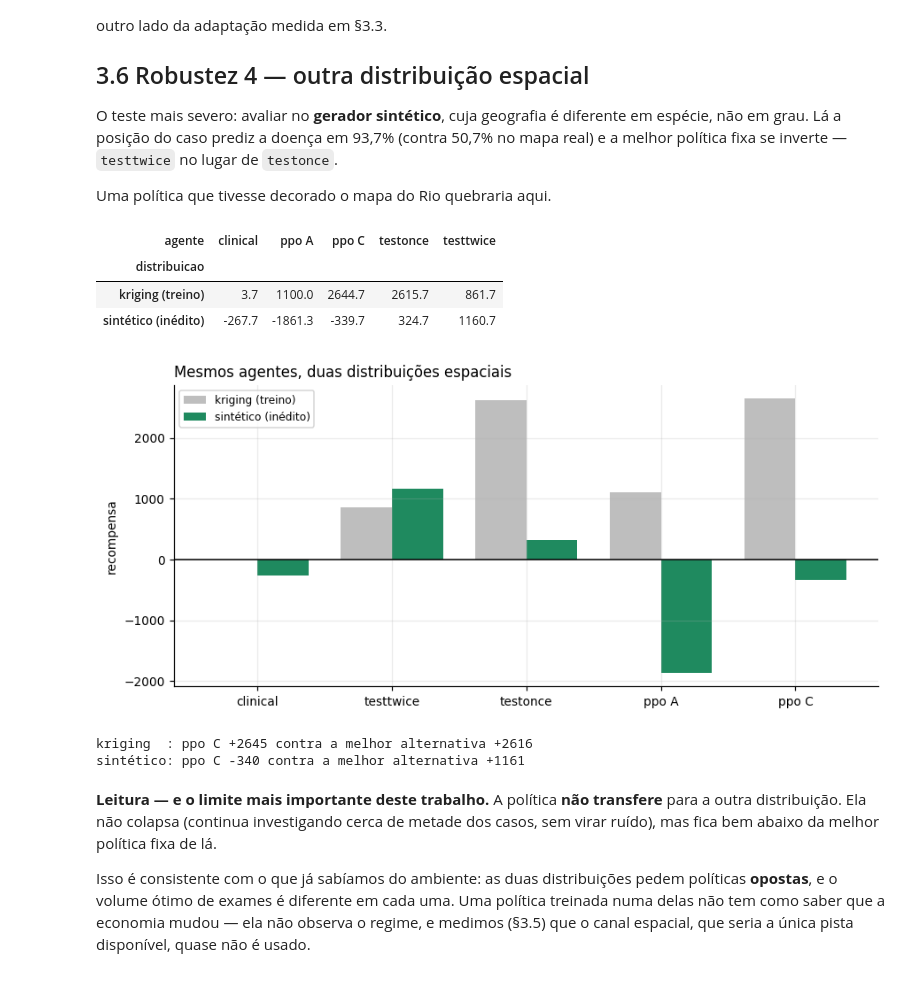
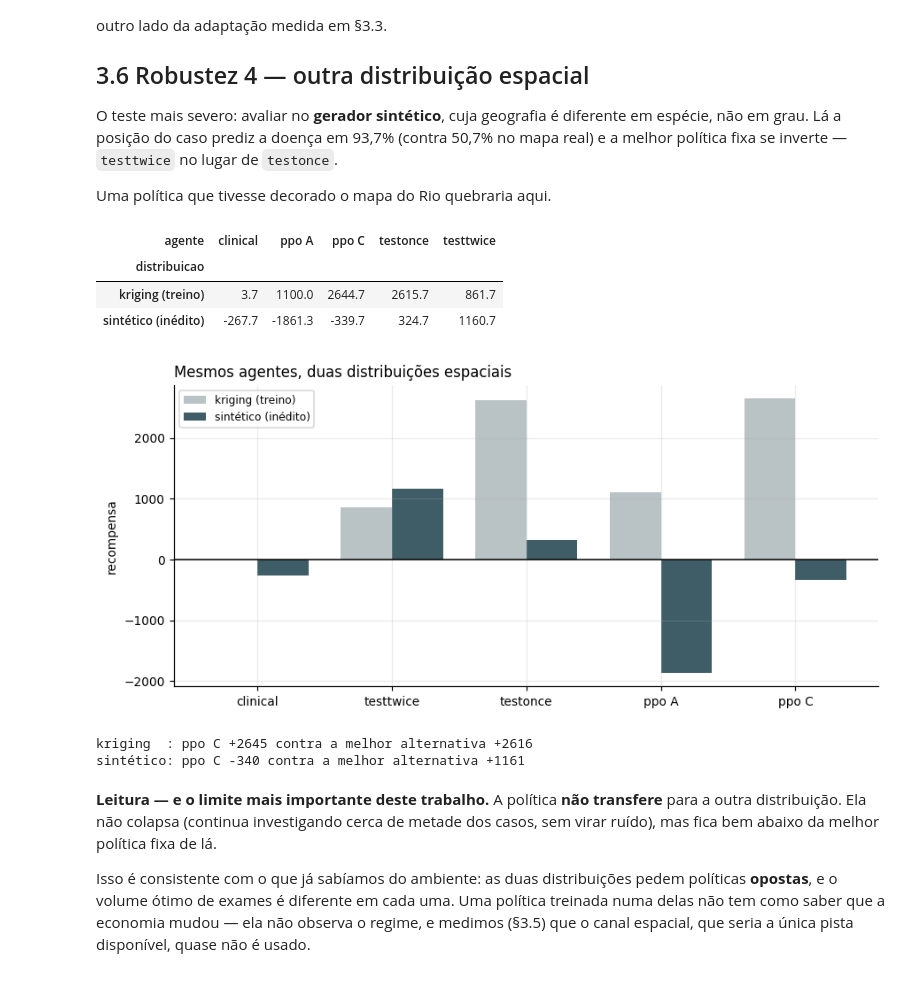
Before and after one commit to fccoelho/Dengue_Diagnostics, a Jupyter notebook: notebooks/demonstracao.ipynb, the cells around one changed output. Drawn from its saved outputs; the diff is of its cells as text; code cells hidden in the pictures.

```diff
--- a/notebooks/demonstracao.ipynb
+++ b/notebooks/demonstracao.ipynb
@@ -1186,33 +1187,33 @@ Uma política que tivesse decorado o mapa do Rio quebraria aqui.
 # %%
 transf = R.cache("transferencia_espacial", R.transferencia_espacial)
 piv = (transf.groupby(["distribuicao", "agente"])["recompensa"].mean()
        .unstack().round(1))
 display(piv)
 
 fig, ax = plt.subplots(figsize=(8.2, 3.8))
 ags = [c for c in ["clinical", "testtwice", "testonce", "ppo A", "ppo C"] if c in piv.columns]
 larg, x = 0.38, np.arange(len(ags))
-for i, (dist, desloc) in enumerate(zip(piv.index, (-larg/2, larg/2))):
-    ax.bar(x + desloc, [piv.loc[dist, a] for a in ags], larg,
-           label=dist, color=[COR["C"] if i else COR["fixa"]][0],
-           alpha=1.0 if i else 0.55)
+# Tons neutros de propósito: verde/dourado já identificam os BRAÇOS nas outras
+# figuras, e aqui a distinção é entre DISTRIBUIÇÕES.
+for (dist, desloc, cor) in zip(piv.index, (-larg/2, larg/2), ("#b9c2c4", "#3f5d66")):
+    ax.bar(x + desloc, [piv.loc[dist, a] for a in ags], larg, label=dist, color=cor)
 ax.set_xticks(x); ax.set_xticklabels(ags); ax.axhline(0, color="black", lw=1)
 ax.set_ylabel("recompensa"); ax.legend(fontsize=8)
 ax.set_title("Mesmos agentes, duas distribuições espaciais", loc="left")
 fig.tight_layout(); fig.savefig(SAIDA / "transferencia.png", bbox_inches="tight"); plt.show()
 
 alvo_k = piv.loc["kriging (treino)"].drop("ppo C").max()
 alvo_s = piv.loc["sintético (inédito)"].drop("ppo C").max()
 print(f"kriging  : ppo C {piv.loc['kriging (treino)', 'ppo C']:+.0f} contra "
       f"a melhor alternativa {alvo_k:+.0f}")
 print(f"sintético: ppo C {piv.loc['sintético (inédito)', 'ppo C']:+.0f} contra "
       f"a melhor alternativa {alvo_s:+.0f}")
 # %% [output]
 | agente | clinical | ppo A | ppo C | testonce | testtwice |
 | distribuicao |  |  |  |  |  |
 | kriging (treino) | 3.7 | 1100.0 | 2644.7 | 2615.7 | 861.7 |
 | sintético (inédito) | -267.7 | -1861.3 | -339.7 | 324.7 | 1160.7 |
-[figure, old version]
+[figure, new version]
 kriging  : ppo C +2645 contra a melhor alternativa +2616
 sintético: ppo C -340 contra a melhor alternativa +1161
 # %% [markdown]
```
Also changed, not shown: parts of 3 cells of this notebook.
